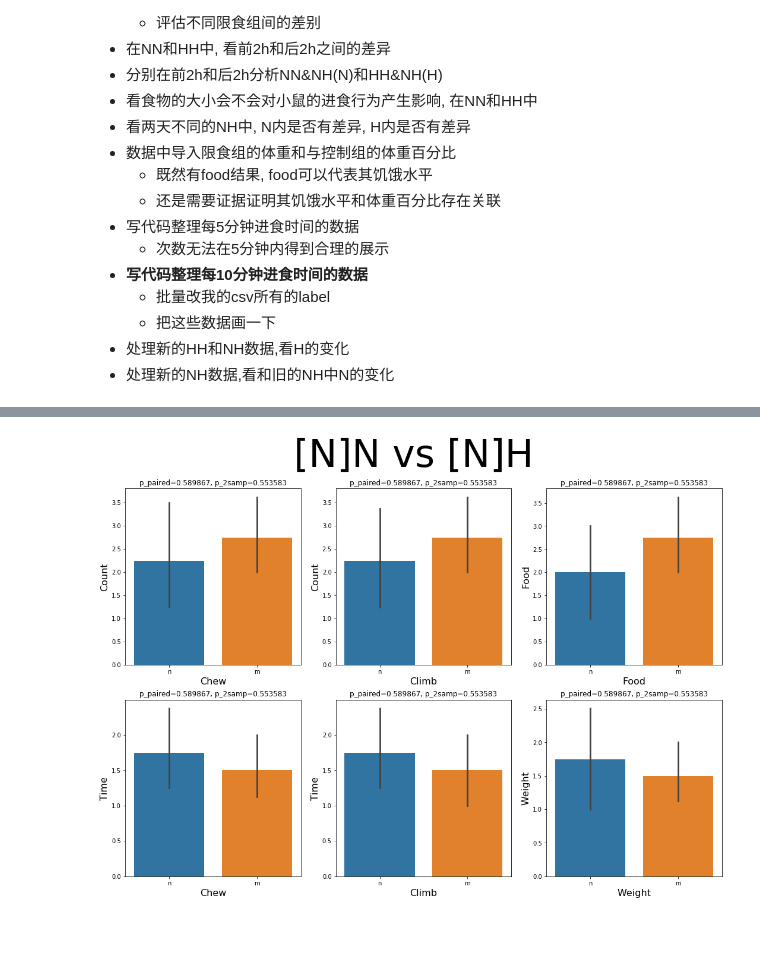
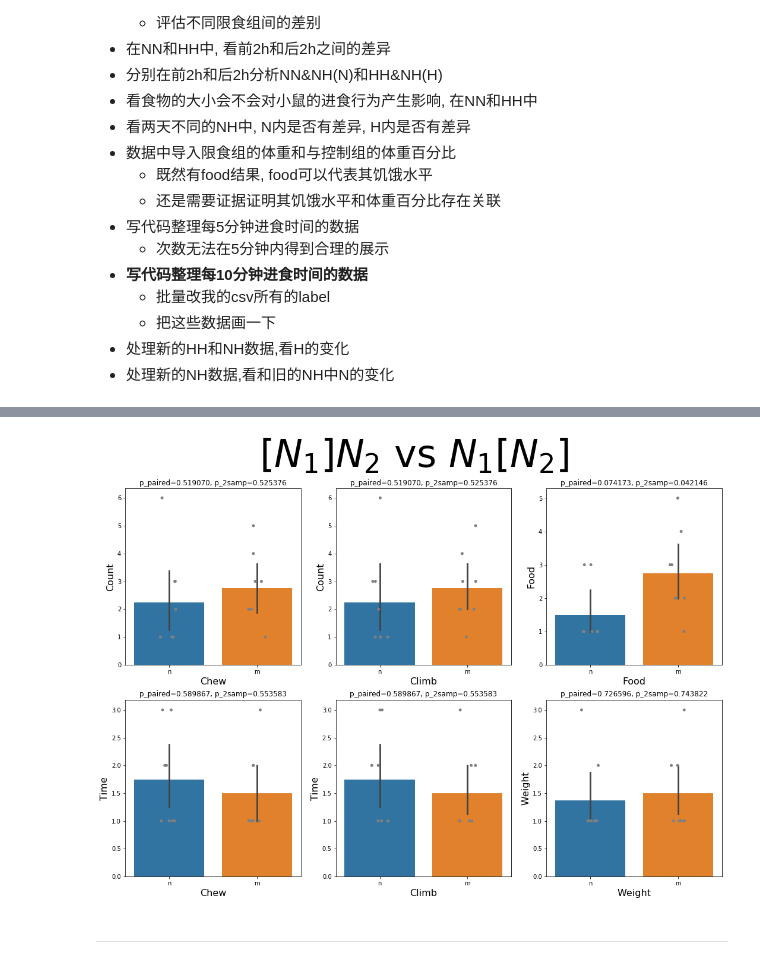
Before and after one commit to ZaneMuir/Lime, a Jupyter notebook: LimeDemonstration.ipynb, the cells around one changed output, grey strips where cells are left out. Drawn from its saved outputs; the diff is of its cells as text; code cells hidden in the pictures; blank space fills up the shorter version.

```diff
--- a/LimeDemonstration.ipynb
+++ b/LimeDemonstration.ipynb
@@ -88,22 +96,24 @@ labelName = {
 def singleplot(pos,data,xname,yname,title='p_paired=%f, p_2samp=%f', ci=95, axisfontsize=16):
     plt.subplot(*pos)
     sns.barplot(data=data,x=xname,y=yname,ci=ci)
+    sns.stripplot(data=data,y=yname,x=xname,jitter=True,color='.5')
     plt.title(title)
     plt.ylabel(labelName[yname][1], fontsize=axisfontsize)
     plt.xlabel(labelName[yname][0], fontsize=axisfontsize)
     return
 
-def compactplot(data,daterange=None,title='chart name', chartsize=6):
+def compactplot(data,daterange=None,title='chart name', chartsize=6, seq=None):
     plt.figure(figsize=(chartsize*3,chartsize*2))
     plt.suptitle(title, fontsize=64)
 
-    seq = [((2,3,1),'Cage','ChewCount'),((2,3,2),'Cage','ClimbCount'),((2,3,3),'Cage','Food'),
-           ((2,3,4),'Cage','ChewTime'), ((2,3,5),'Cage','ClimbTime'), ((2,3,6),'Cage','Weight'),]
+    is seq == None:
+        seq = [((2,3,1),'Cage','ChewCount'),((2,3,2),'Cage','ClimbCount'),((2,3,3),'Cage','Food'),
+               ((2,3,4),'Cage','ChewTime'), ((2,3,5),'Cage','ClimbTime'), ((2,3,6),'Cage','Weight'),]
     cagePool = set(data['Cage'].values)
 
     for pos, xname, yname in seq:
         #TODO: Cage数超过2的处理
-        samples = [testData[testData.Cage == item][y].values for item in cagePool]
+        samples = [testData[testData.Cage == item][yname].values for item in cagePool]
         p_paired = ttest(samples[0],samples[1],True)
         p_2samp = ttest(samples[0],samples[1])
 
@@ -111,14 +121,19 @@ def compactplot(data,daterange=None,title='chart name', chartsize=6):
                    title='p_paired=%f, p_2samp=%f'%(p_paired.pvalue,p_2samp.pvalue))
 
     return
-
-# test
-testData = [['n',1,1,1,1],['m',1,1,1,1,1,1],['n',3,1,3,1,3,1],['m',2,1,2,1,2,1],
-            ['n',6,2,6,2],['m',3,1,3,1,3,1],['n',1,2,1,2,1,2],['m',4,3,4,3,4,3],
-            ['n',1,1,1,1],['m',2,2,2,2,2,2],['n',3,3,3,3,3,3],['m',2,1,2,1,2,1],
-            ['n',2,3,2,3],['m',5,1,5,1,5,1],['n',1,1,1,1,1,1],['m',3,2,3,2,3,2]]
-testData = pd.DataFrame(testData,columns=['Cage','ChewCount','ChewTime','ClimbCount','ClimbTime','Food','Weight'])
-compactplot(testData,title='[N]N vs [N]H')
-plt.show()
-# %% [output]
-[figure, removed]
+# %%
+# demo
+# test
+testData = [['n',1,1,1,1,1,1],['m',1,1,1,1,1,1],['n',3,1,3,1,3,1],['m',2,1,2,1,2,1],
+            ['n',6,2,6,2,1,1],['m',3,1,3,1,3,1],['n',1,2,1,2,1,2],['m',4,3,4,3,4,3],
+            ['n',1,1,1,1,1,1],['m',2,2,2,2,2,2],['n',3,3,3,3,3,3],['m',2,1,2,1,2,1],
+            ['n',2,3,2,3,1,1],['m',5,1,5,1,5,1],['n',1,1,1,1,1,1],['m',3,2,3,2,3,2]]
+testData = pd.DataFrame(testData,columns=['Cage','ChewCount','ChewTime','ClimbCount','ClimbTime','Food','Weight'])
+
+#示例
+compactplot(testData,title='[$N_1$]$N_2$ vs $N_1$[$N_2$]')
+plt.show()
+# %% [output]
+[figure, added]
+# %% [markdown]
+---
```
Also changed, not shown: parts of 3 cells of this notebook, 7 other files.
